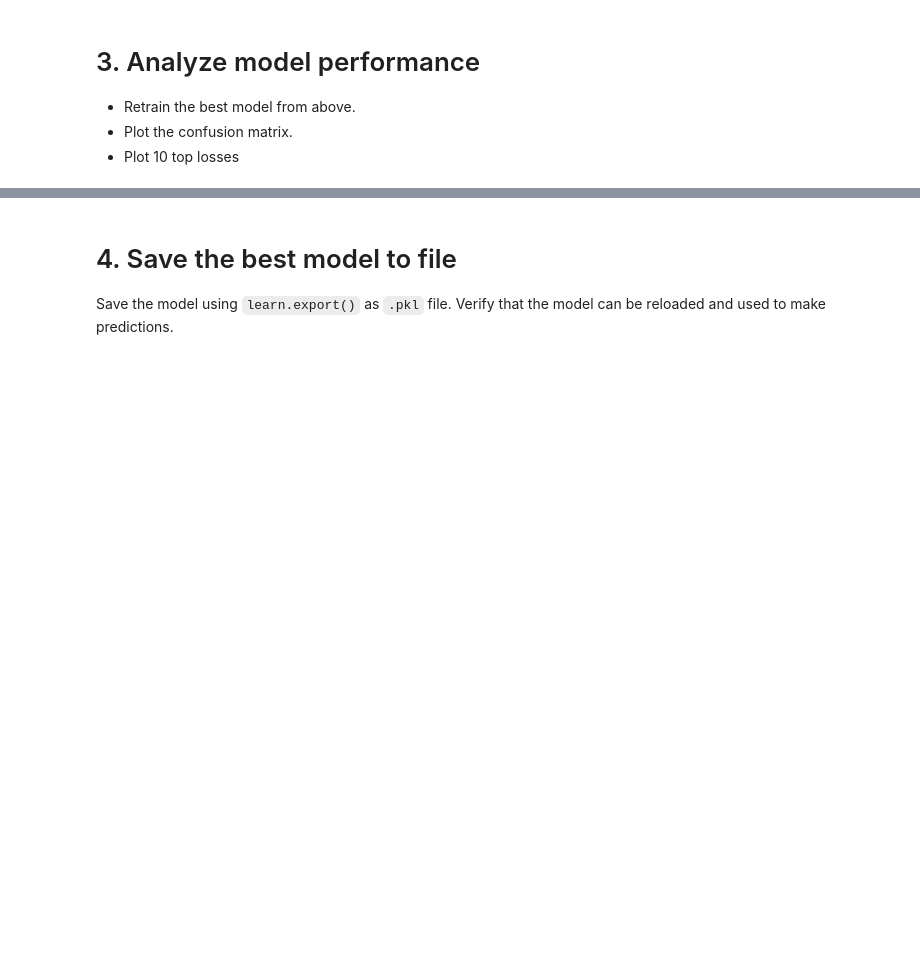
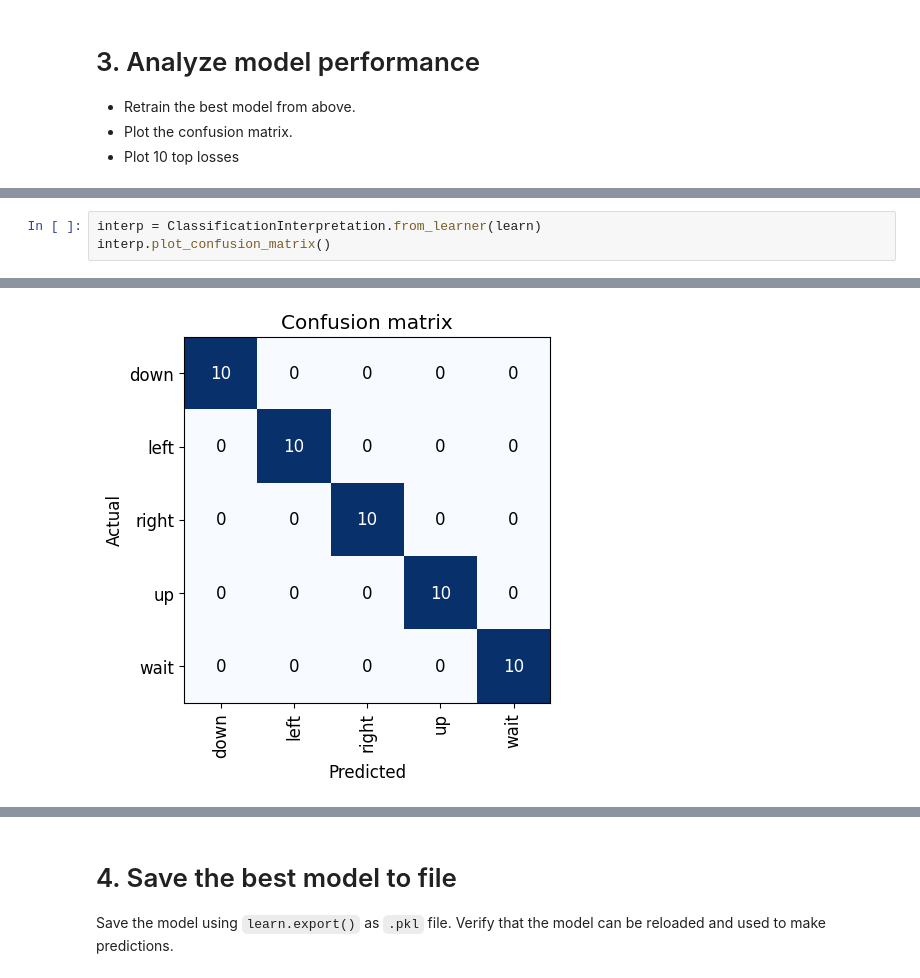
Before and after one commit to isabelconklin/ENDG310-Project-1-F2023, a Jupyter notebook: a3_model_training.ipynb, the cells around one changed output, grey strips where cells are left out. Drawn from its saved outputs; the diff is of its cells as text; blank space fills up the shorter version.

```diff
--- a/a3_model_training.ipynb
+++ b/a3_model_training.ipynb
@@ -114,0 +186,4 @@ NameError: name 'vision_learner' is not defined
+# %%
+interp = ClassificationInterpretation.from_learner(learn)
+interp.plot_confusion_matrix()
+# %% [output]
@@ -114,0 +192 @@ NameError: name 'vision_learner' is not defined
+[figure, added]
```
Also changed, not shown: parts of 22 cells of this notebook.
